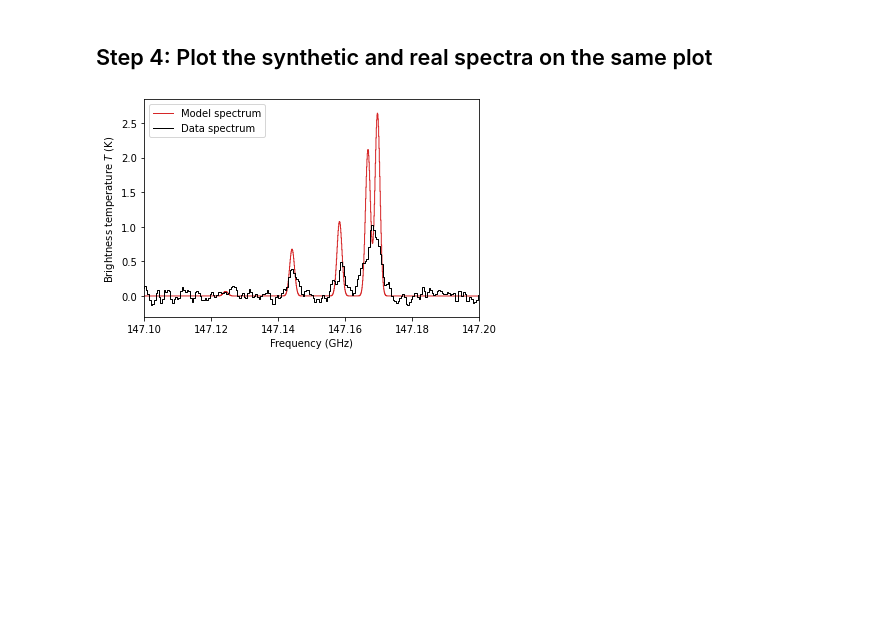
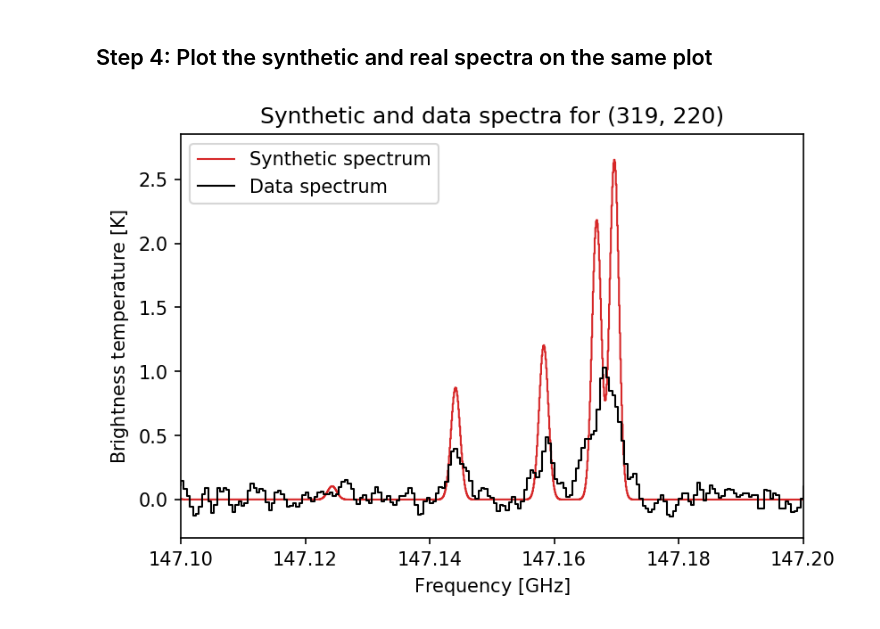
Before and after one commit to abulatek/brick, a Jupyter notebook: first_results/temperature_map/SyntheticRealSpectra_v1.ipynb, the cells around one changed output. Cells and saved outputs as stored; diff of their text form; code cells hidden in the pictures; blank space fills up the shorter version.

```diff
--- a/first_results/temperature_map/SyntheticRealSpectra_v1.ipynb
+++ b/first_results/temperature_map/SyntheticRealSpectra_v1.ipynb
@@ -38,8 +38,8 @@ We will now set several parameters that describe the source, so that they can be
 # %%
 v_cen = 10*u.km/u.s
 v_disp = 1.5*u.km/u.s
-temp = 33.2*u.K
-N_tot = (10**(13.69))*u.cm**-2
+temp = 38.32444*u.K
+N_tot = (10**(13.71651))*u.cm**-2
 # %% [markdown]
 Now we can generate model data that incorporates all of these transitions under the conditions we just set. The `generate_model` function takes as inputs the spectral axis we created earlier, several properties of the source (the central velocity, the velocity dispersion, the temperature, and the total column density), and the outputs from our query for molecular parameters. [want units—what are they?]
 # %%
@@ -88,14 +88,19 @@ WARNING: No header given.  Creating an empty one.
 # %% [markdown]
 ## Step 4: Plot the synthetic and real spectra on the same plot
 # %%
+import matplotlib as mpl
 import matplotlib.pyplot as plt
+mpl.rcParams['figure.dpi'] = 150
 # %%
-mod_sp.plotter(label = 'Model spectrum', color = 'tab:red', linewidth = 1)
+# fig = plt.figure(dpi = display_dpi)
+mod_sp.plotter(label = 'Synthetic spectrum', color = 'tab:red', linewidth = 1)
 data_sp_K_pyspeckit.plotter(axis=mod_sp.plotter.axis, clear = False, color = 'k', linewidth = 1,
                             xmin = fmin, xmax = fmax, ymin = min(mod) - 0.3, ymax = max(mod) + 0.2,
                             label = 'Data spectrum',
-                            xlabel = 'Frequency (GHz)', ylabel = 'Brightness temperature (K)')
+                            xlabel = f"Frequency [{mod_sp.xarr.unit.to_string('latex_inline')}]",
+                            ylabel = f"Brightness temperature [{mod_sp.unit.to_string('latex_inline')}]")
+plt.title(f"Synthetic and data spectra for ({pixel_x}, {pixel_y})")
 plt.legend() # Is this hacking???
 data_sp_K_pyspeckit.plotter.savefig('../figures/ch3cn_spec_datasynth.pdf')
 # %% [output]
-[figure, old version]
+[figure, new version]
```
Also changed, not shown: 31 other files.
